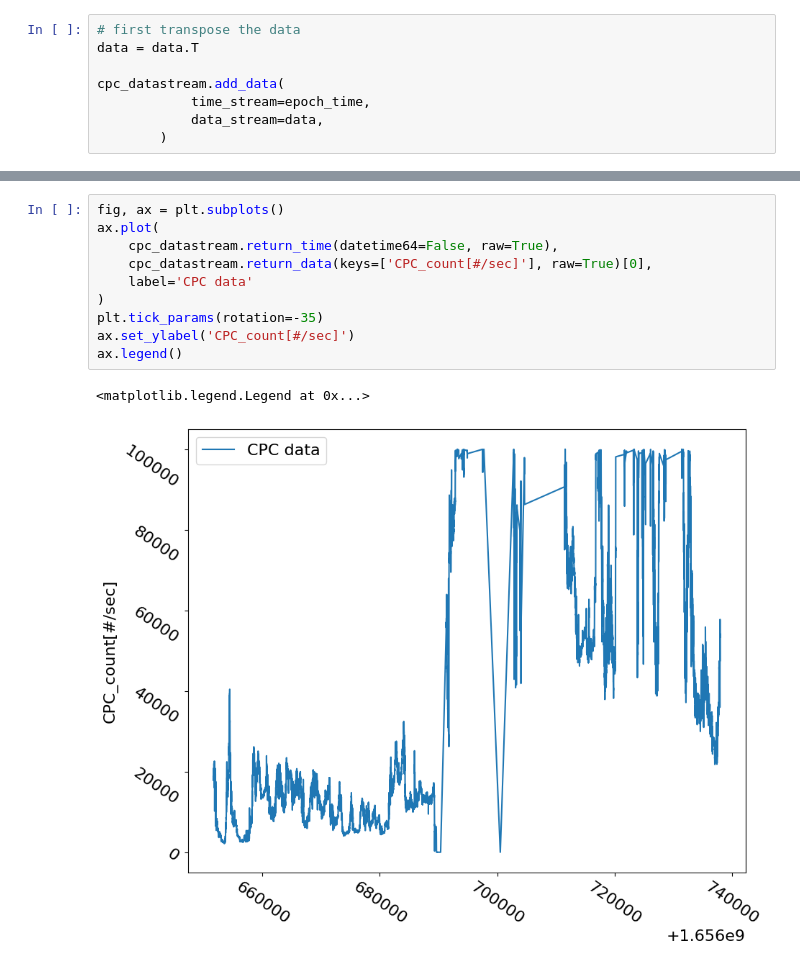
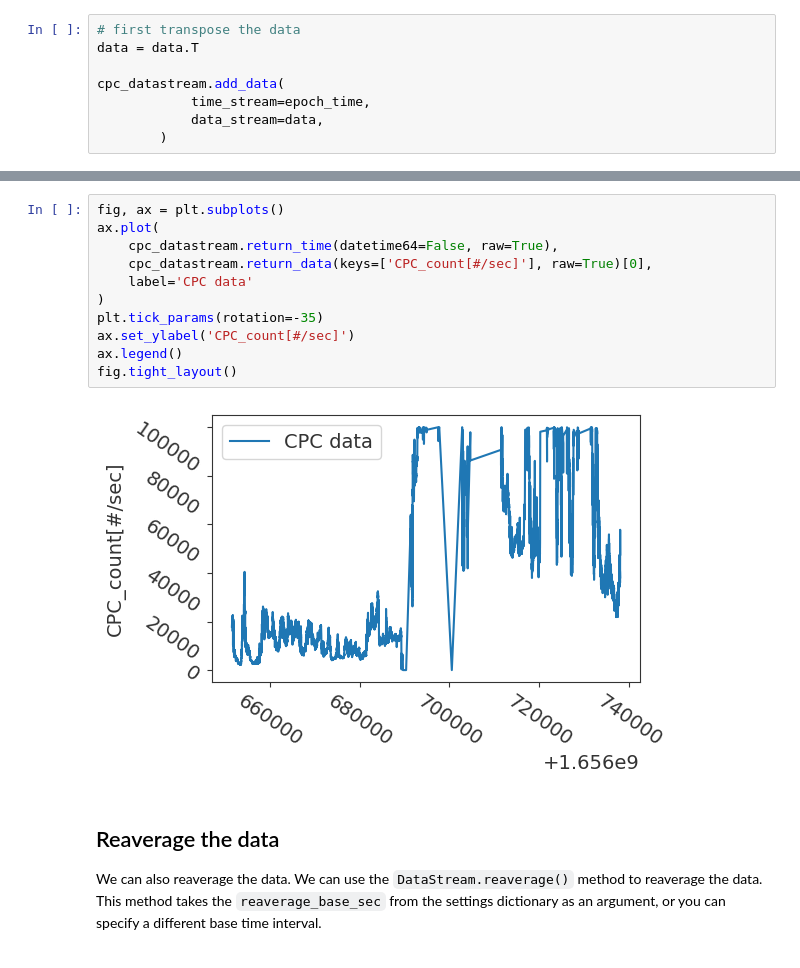
Before and after one commit to uncscode/datacula, a Jupyter notebook: docs/examples/Example_DataStream_loading.ipynb, the cells around one changed output, grey strips where cells are left out. Cells and saved outputs as stored; diff of their text form.

```diff
--- a/docs/examples/Example_DataStream_loading.ipynb
+++ b/docs/examples/Example_DataStream_loading.ipynb
@@ -238,16 +284,20 @@ ax.legend()
 # %%
 fig, ax = plt.subplots()
 ax.plot(
     cpc_datastream.return_time(datetime64=False, raw=True),
     cpc_datastream.return_data(keys=['CPC_count[#/sec]'], raw=True)[0],
     label='CPC data'
 )
 plt.tick_params(rotation=-35)
 ax.set_ylabel('CPC_count[#/sec]')
 ax.legend()
+fig.tight_layout()
 # %% [output]
-<matplotlib.legend.Legend at 0x...>
-[figure, old version]
+[figure, new version]
+# %% [markdown]
+## Reaverage the data
+
+We can also reaverage the data. We can use the `DataStream.reaverage()` method to reaverage the data. This method takes the `reaverage_base_sec` from the settings dictionary as an argument, or you can specify a different base time interval.
 # %%
 average_long = 300  # 5 min
 
```
Also changed, not shown: parts of 14 cells of this notebook, 16 other files.
